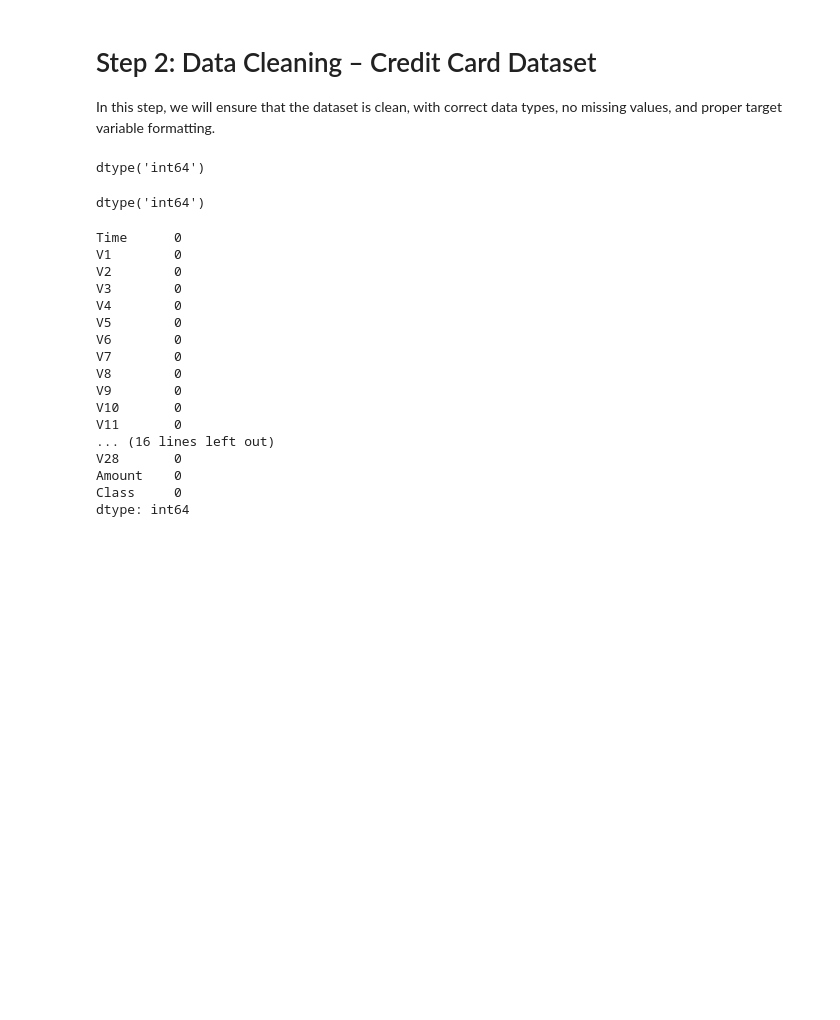
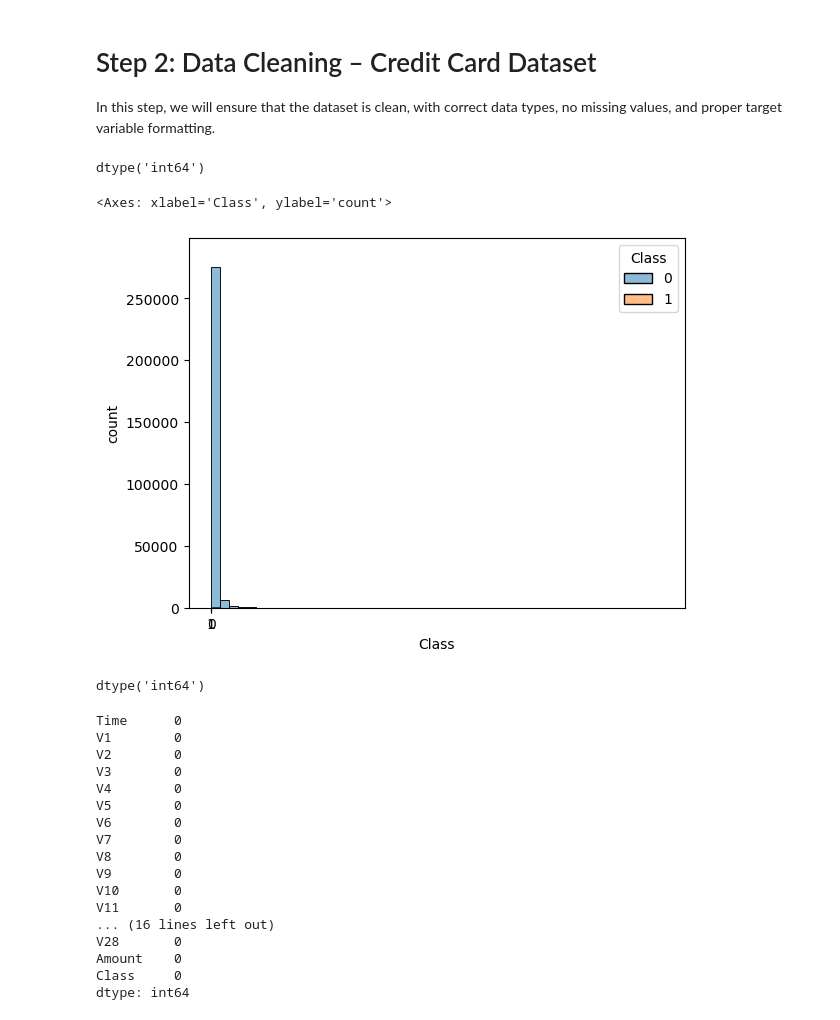
Before and after one commit to Ebenezer777/Fraud-Detection, a Jupyter notebook: notebooks/eda-creditcard.ipynb, the cells around one changed output. Drawn from its saved outputs; the diff is of its cells as text; code cells hidden in the pictures; blank space fills up the shorter version.

```diff
--- a/notebooks/eda-creditcard.ipynb
+++ b/notebooks/eda-creditcard.ipynb
@@ -113,6 +113,13 @@ credit_df['Class'] = credit_df['Class'].astype(int)
 credit_df['Class'].dtype
 # %% [output]
 dtype('int64')
+# %%
+credit_df['Class'].value_counts(normalize=True)
+sns.countplot(x='Class', data=credit_df)
+sns.histplot(data=credit_df, x='Amount', hue='Class', bins=50)
+# %% [output]
+<Axes: xlabel='Class', ylabel='count'>
+[figure, added]
 # %%
 # Ensure 'Class' is integer
 credit_df['Class'] = credit_df['Class'].astype(int)
```
Also changed, not shown: 2 other files.
